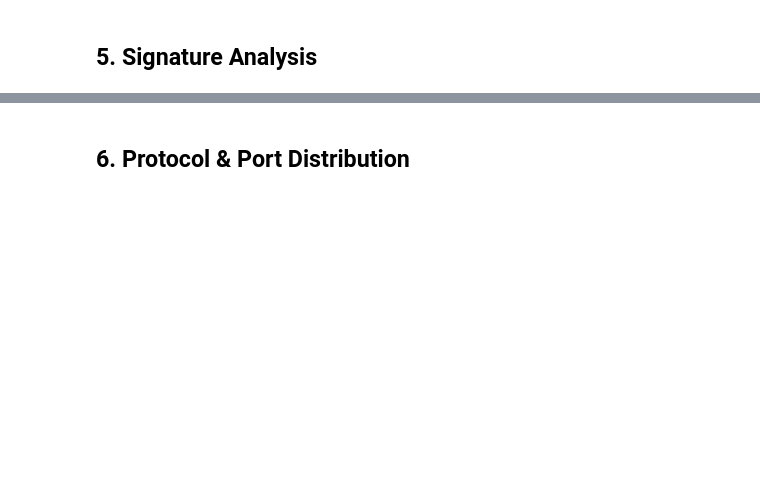
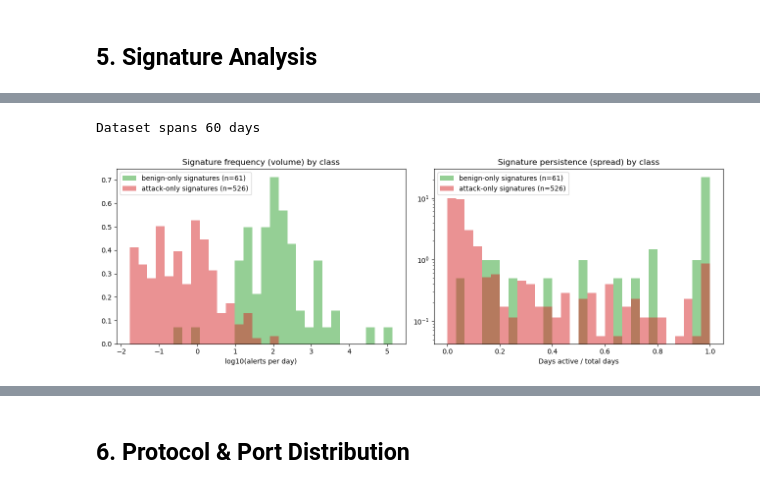
Before and after one commit to annaneliaa/msc-thesis, a Jupyter notebook: src/thesis/notebooks/inspect_cscas_dataset.ipynb, the cells around one changed output, grey strips where cells are left out. Drawn from its saved outputs; the diff is of its cells as text; code cells hidden in the pictures; blank space fills up the shorter version.

```diff
--- a/src/thesis/notebooks/inspect_cscas_dataset.ipynb
+++ b/src/thesis/notebooks/inspect_cscas_dataset.ipynb
@@ -154,12 +201,56 @@ plt.show()
 # %%
-# Distribution of signature frequency by label
-fig, axes = plt.subplots(1, 2, figsize=(12, 4))
+# Per-signature frequency and persistence, split by sig_class (benign-only
+# vs. attack-only signatures; mixed dropped -- see section 4).
+#
+# AlertCount is how many raw alerts each pre-aggregated row represents, so
+# total occurrences per signature is groupby(...)['AlertCount'].sum(), not a
+# row count. Two distinct notions of "frequency":
+#   - alerts/day: volume, normalized over the full dataset timeline.
+#   - days active / total days: persistence/spread -- a signature can have
+#     huge volume on 3 days (bursty) or moderate volume every day
+#     (persistent); the volume figure alone can't tell those apart.
+total_days = (df['Timestamp'].max() - df['Timestamp'].min()).days + 1
+print(f'Dataset spans {total_days} days')
 
-for label, grp in df.groupby('Label'):
-    axes[0].hist(grp['SignatureID'], bins=50, alpha=0.5, density=True, label=f'Label={label}')
-axes[0].set_title('Signature distribution by label')
-axes[0].set_xlabel('SignatureID')
+sig_rate = (df.groupby('SignatureID')['AlertCount'].sum() / total_days).rename('alerts_per_day')
+
+day_col = df['Timestamp'].dt.normalize()
+sig_days_active_frac = (day_col.groupby(df['SignatureID']).nunique() / total_days).rename('days_active_frac')
+
+sig_freq = pd.concat([sig_rate, sig_days_active_frac], axis=1).join(sig_class.rename('sig_class'), how='inner')
+
+fig, axes = plt.subplots(1, 2, figsize=(13, 4.5))
+
+# Histogram log10(alerts_per_day) itself with *linear* bins, rather than
+# raw alerts_per_day with log-spaced bins: density=True normalizes by
+# (linear) bin width, and log-spaced bins grow exponentially wider at high
+# x, so every bin but the narrow low-x ones collapses toward zero height --
+# benign spans 0.38-136,403 alerts/day (5.5 orders of magnitude) and looked
+# like a single bar for exactly this reason.
+log_rate = np.log10(sig_freq['alerts_per_day'])
+rate_bins = np.linspace(log_rate.min(), log_rate.max(), 31)
+
+for cls, color in [('benign', 'tab:green'), ('attack', 'tab:red')]:
+    grp = sig_freq[sig_freq['sig_class'] == cls]
+    label = f'{cls}-only signatures (n={len(grp)})'
+    axes[0].hist(np.log10(grp['alerts_per_day']), bins=rate_bins, alpha=0.5, density=True, label=label, color=color)
+    axes[1].hist(grp['days_active_frac'], bins=30, range=(0, 1), alpha=0.5, density=True, label=label, color=color)
+
+axes[0].set_xlabel('log10(alerts per day)')
+axes[0].set_title('Signature frequency (volume) by class')
 axes[0].legend()
+
+axes[1].set_xlabel('Days active / total days')
+axes[1].set_title('Signature persistence (spread) by class')
+# Log y-axis: 38/61 benign signatures are active on literally every day
+# (days_active_frac == 1.0), so that one bin's density (~22) dwarfs the
+# rest (0.06-3) on a linear scale -- a real spike in the data, not a
+# binning artifact like the left panel's earlier fix.
+axes[1].set_yscale('log')
+axes[1].legend()
 
 plt.tight_layout()
 plt.show()
+# %% [output]
+Dataset spans 60 days
+[figure, added]
```
Also changed, not shown: parts of 78 cells of this notebook, 4 other files.
